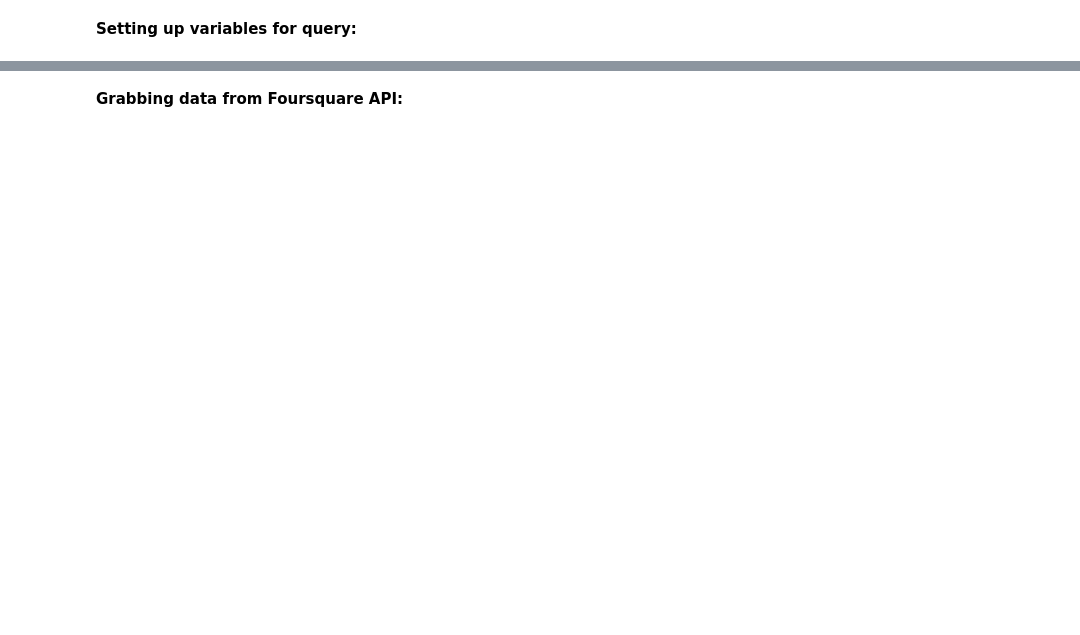
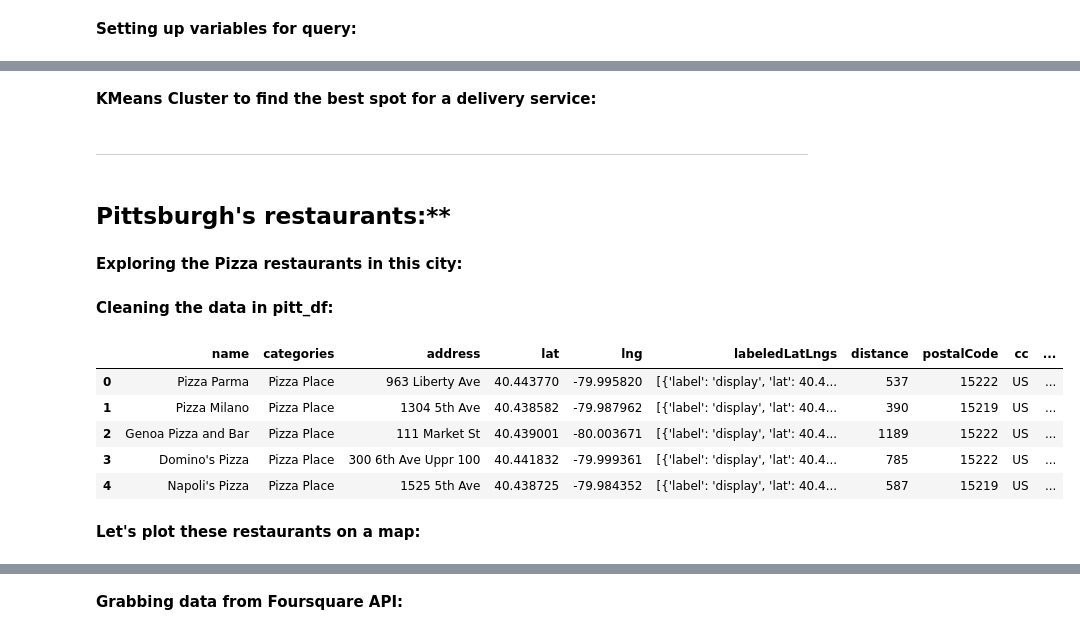
Before and after one commit to theblindhobo/Coursera_Capstone, a Jupyter notebook: The Battle of Neighborhoods (Week 2).ipynb, the cells around one changed output, grey strips where cells are left out. Drawn from its saved outputs; the diff is of its cells as text; code cells hidden in the pictures; blank space fills up the shorter version.

```diff
--- a/The Battle of Neighborhoods (Week 2).ipynb
+++ b/The Battle of Neighborhoods (Week 2).ipynb
@@ -50,0 +136,53 @@ dataframe = pd.json_normalize(venues)
+# %% [markdown]
+**KMeans Cluster to find the best spot for a delivery service:**
+# %% [markdown]
+<hr>
+# %% [markdown]
+## Pittsburgh's restaurants:**
+# %% [markdown]
+**Exploring the Pizza restaurants in this city:**
+# %%
+pitt = cities_list[1][1]
+pitt_lat = pitt[0]
+pitt_lng = pitt[1]
+pitt_url = 'https://api.foursquare.com/v2/venues/search?client_id={}&client_secret={}&v={}&ll={},{}&query={}&radius={}&limit={}'.format(CLIENT_ID,CLIENT_SECRET,VERSION,pitt_lat,pitt_lng,SEARCH_QUERY,RADIUS,LIMIT)
+results = requests.get(pitt_url).json()
+venues = results['response']['venues']
+pitt_df = pd.json_normalize(venues)
+# %% [markdown]
+**Cleaning the data in pitt_df:**
+# %%
+# keep only columns that include venue name, and anything that is associated with location
+filtered_columns = ['name', 'categories'] + [col for col in pitt_df.columns if col.startswith('location.')] + ['id']
+dataframe_filtered = pitt_df.loc[:, filtered_columns]
+
+# function that extracts the category of the venue
+def get_category_type(row):
+    try:
+        categories_list = row['categories']
+    except:
+        categories_list = row['venue.categories']
+
+    if len(categories_list) == 0:
+        return None
+    else:
+        return categories_list[0]['name']
+
+# filter the category for each row
+dataframe_filtered['categories'] = dataframe_filtered.apply(get_category_type, axis=1)
+
+# clean column names by keeping only last term
+dataframe_filtered.columns = [column.split('.')[-1] for column in dataframe_filtered.columns]
+# %%
+pitt_df = dataframe_filtered
+# %%
+pitt_df.head()
+# %% [output]
+|  | name | categories | address | lat | lng | labeledLatLngs | distance | postalCode | cc | ... |
+| 0 | Pizza Parma | Pizza Place | 963 Liberty Ave | 40.443770 | -79.995820 | [{'label': 'display', 'lat': 40.4... | 537 | 15222 | US | ... |
+| 1 | Pizza Milano | Pizza Place | 1304 5th Ave | 40.438582 | -79.987962 | [{'label': 'display', 'lat': 40.4... | 390 | 15219 | US | ... |
+| 2 | Genoa Pizza and Bar | Pizza Place | 111 Market St | 40.439001 | -80.003671 | [{'label': 'display', 'lat': 40.4... | 1189 | 15222 | US | ... |
+| 3 | Domino's Pizza | Pizza Place | 300 6th Ave Uppr 100 | 40.441832 | -79.999361 | [{'label': 'display', 'lat': 40.4... | 785 | 15222 | US | ... |
+| 4 | Napoli's Pizza | Pizza Place | 1525 5th Ave | 40.438725 | -79.984352 | [{'label': 'display', 'lat': 40.4... | 587 | 15219 | US | ... |
+# %% [markdown]
+**Let's plot these restaurants on a map:**
```
Also changed, not shown: parts of 15 cells of this notebook.
